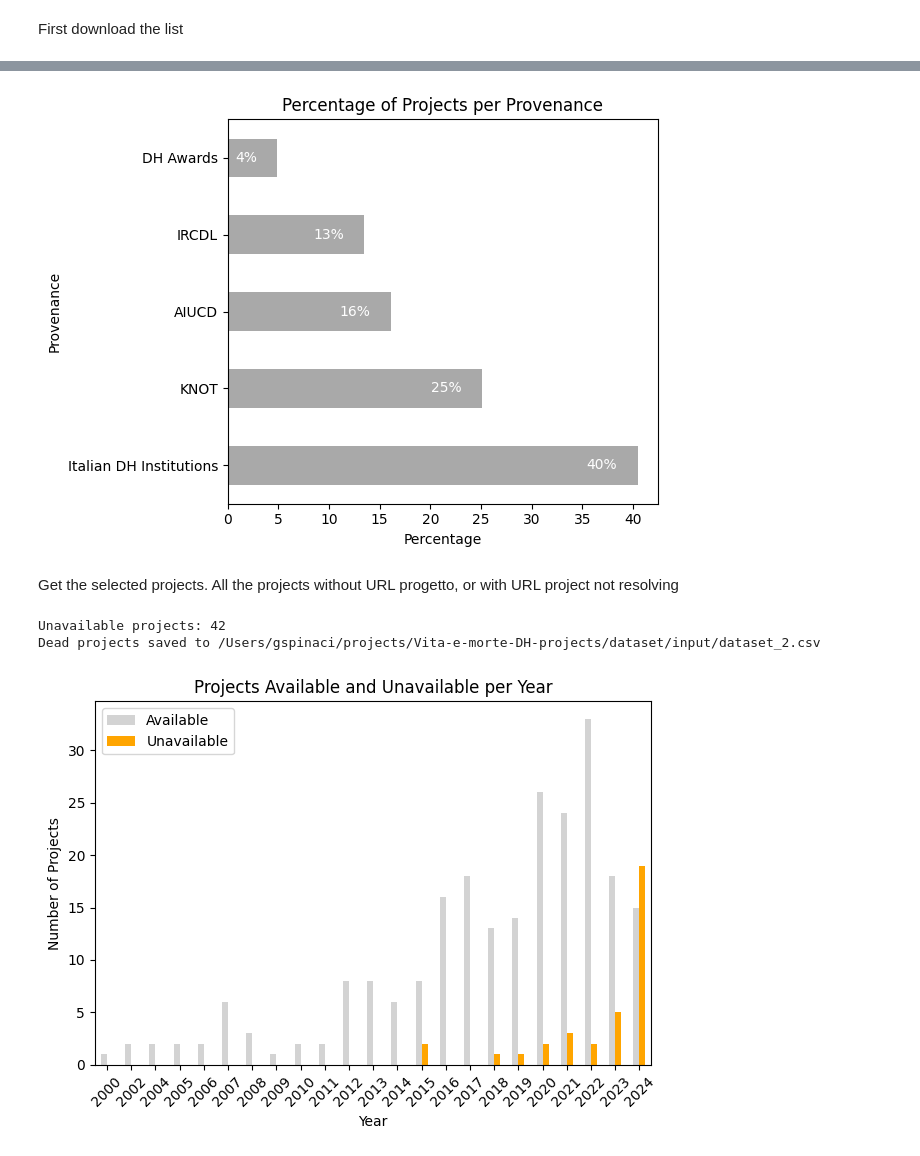
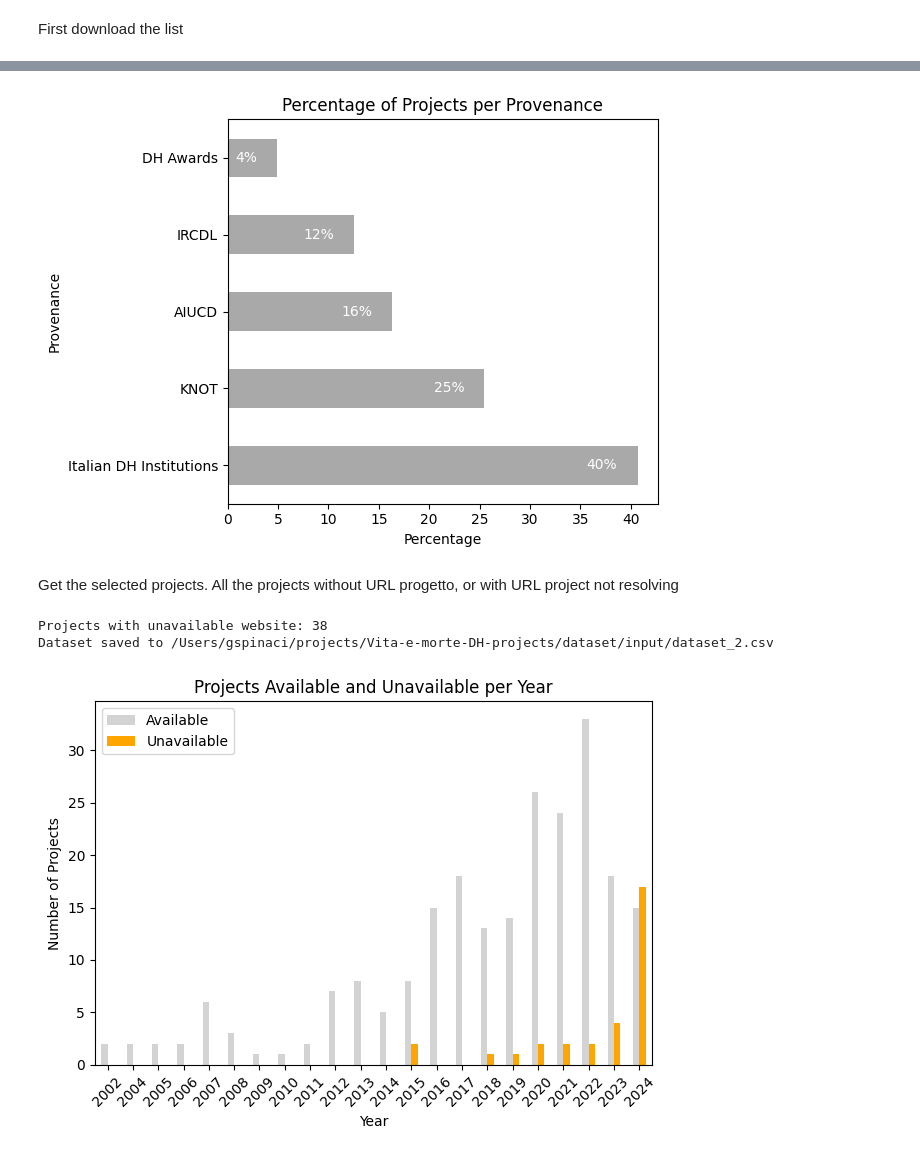
Before and after one commit to gspinaci/Vita-e-morte-DH-projects, a Jupyter notebook: dataset/input/make_chart.ipynb, the cells around one changed output, grey strips where cells are left out. Cells and saved outputs as stored; diff of their text form; code cells hidden in the pictures.

Commit message:
update new dataset with categories
Signed-off-by: gspinaci <gianmarco.spinaci@gmail.com>

```diff
--- a/dataset/input/make_chart.ipynb
+++ b/dataset/input/make_chart.ipynb
@@ -6,7 +6,7 @@ import os
 
 dir_path = os.getcwd()
 
-lista_finale_post_script_3_csv = os.path.join(dir_path, "lista_finale_post_script_3.csv")
+lista_finale_post_script_csv = os.path.join(dir_path, "lista_finale_post_script.csv")
 lista_finale_csv = os.path.join(dir_path, "lista_finale.csv")
 
 # Construct the URL for exporting the sheet in CSV format
@@ -18,9 +18,9 @@ try:
   # Download the lista finale post script 3
   response = requests.get(lista_finale_post_script_3_URL)
   response.raise_for_status()
-  with open(lista_finale_post_script_3_csv, "wb") as file:
+  with open(lista_finale_post_script_csv, "wb") as file:
     file.write(response.content)
-  print(f"Lista finale downloaded successfully and saved to {lista_finale_post_script_3_csv}")
+  print(f"Lista finale downloaded successfully and saved to {lista_finale_post_script_csv}")
 
   # Download the lista finale
   response = requests.get(lista_finale_url)
@@ -100,6 +87,5 @@ Projects partially inaccessible: 38
 # %%
 # Calculate the percentage of projects per provenance
-data = pd.read_csv(dataset1)
 provenance_counts = data['Provenance'].value_counts(normalize=True) * 100
 
 # Plot the horizontal bar chart
@@ -116,28 +102,23 @@ for bar in bars.patches:
 
 plt.show()
 # %% [output]
-[figure, old version]
+[figure, new version]
 # %% [markdown]
 Get the selected projects. All the projects without URL progetto, or with URL project not resolving
 # %%
-data = pd.read_csv(dataset1)
-unavailable_projects = data[
-  (data[KEY_URL_PROGETTO].notna()) &
-  (data[KEY_URL_PROGETTO_RISOLVE] == False)
-]
+unavailable_projects = data[(data[SITO_NON_TROVATO] == False) & (data[SITO_FUNZIONANTE] == False)]
 
-print(f"Unavailable projects: {unavailable_projects.shape[0]}")
+print(f"Projects with unavailable website: {unavailable_projects.shape[0]}")
 
 dataset2 = os.path.join(dir_path, "dataset_2.csv")
 
 unavailable_projects.to_csv(dataset2, index=False, escapechar='\\', quoting=1)
-print(f"Dead projects saved to {dataset2}")
+unavailable_projects.to_csv(os.path.join(os.pardir, "dataset_2.csv"), index=False, escapechar='\\', quoting=1)
+print(f"Dataset saved to {dataset2}")
 # %% [output]
-Unavailable projects: 42
-Dead projects saved to /Users/gspinaci/projects/Vita-e-morte-DH-projects/dataset/input/dataset_2.csv
+Projects with unavailable website: 38
+Dataset saved to /Users/gspinaci/projects/Vita-e-morte-DH-projects/dataset/input/dataset_2.csv
 # %%
-data = pd.read_csv(dataset1)
-
 # Extract the year from the 'First_Seen' and 'Last_Seen' columns
 data[KEY_URL_PROGETTO_FIRST_SEEN] = pd.to_datetime(data[KEY_URL_PROGETTO_FIRST_SEEN], errors='coerce')
 data[KEY_URL_PROGETTO_LAST_SEEN] = pd.to_datetime(data[KEY_URL_PROGETTO_LAST_SEEN], errors='coerce')
@@ -147,35 +128,35 @@ data['Year_Last_Seen'] = data[KEY_URL_PROGETTO_LAST_SEEN].dt.year
 # Calculate born projects
 born_projects = data['Year_First_Seen'].value_counts().sort_index()
 
 # Calculate dead projects
-unavailable_projects = data[(data[KEY_URL_PROGETTO_LAST_SEEN].notna()) & (data[KEY_URL_PROGETTO_RISOLVE] == False)]['Year_Last_Seen'].value_counts().sort_index()
+unavailable_projects = data[(data[KEY_URL_PROGETTO_LAST_SEEN].notna()) & (data[SITO_FUNZIONANTE] == False)]['Year_Last_Seen'].value_counts().sort_index()
 
 # Create a DataFrame for plotting
 years = sorted(set(born_projects.index).union(set(unavailable_projects.index)))
 available_counts = [born_projects.get(year, 0) for year in years]
 unavailable_counts = [unavailable_projects.get(year, 0) for year in years]
 
 df_years = pd.DataFrame({
   'Year': years,
   'Available': available_counts,
   'Unavailable': unavailable_counts
 })
 
 # Convert 'Year' column to integer for better readability on x-axis
 df_years['Year'] = df_years['Year'].astype(int)
 
 # Plot the bar chart
 fig, ax = plt.subplots()
 df_years.plot(kind='bar', x='Year', y=['Available', 'Unavailable'], ax=ax, color=['lightgrey', 'orange'])
 ax.set_title('Projects Available and Unavailable per Year')
 ax.set_xlabel('Year')
 ax.set_ylabel('Number of Projects')
 plt.xticks(rotation=45)
 plt.tight_layout()
 
 plt.show()
 # %% [output]
-[figure, old version]
+[figure, new version]
 # %%
 # Plot the line graph for existing projects per year
 df_years['Existing'] = df_years.apply(lambda row: row['Available'] - row['Unavailable'], axis=1).cumsum()
```
Also changed, not shown: parts of 6 cells of this notebook, 2 other files.
